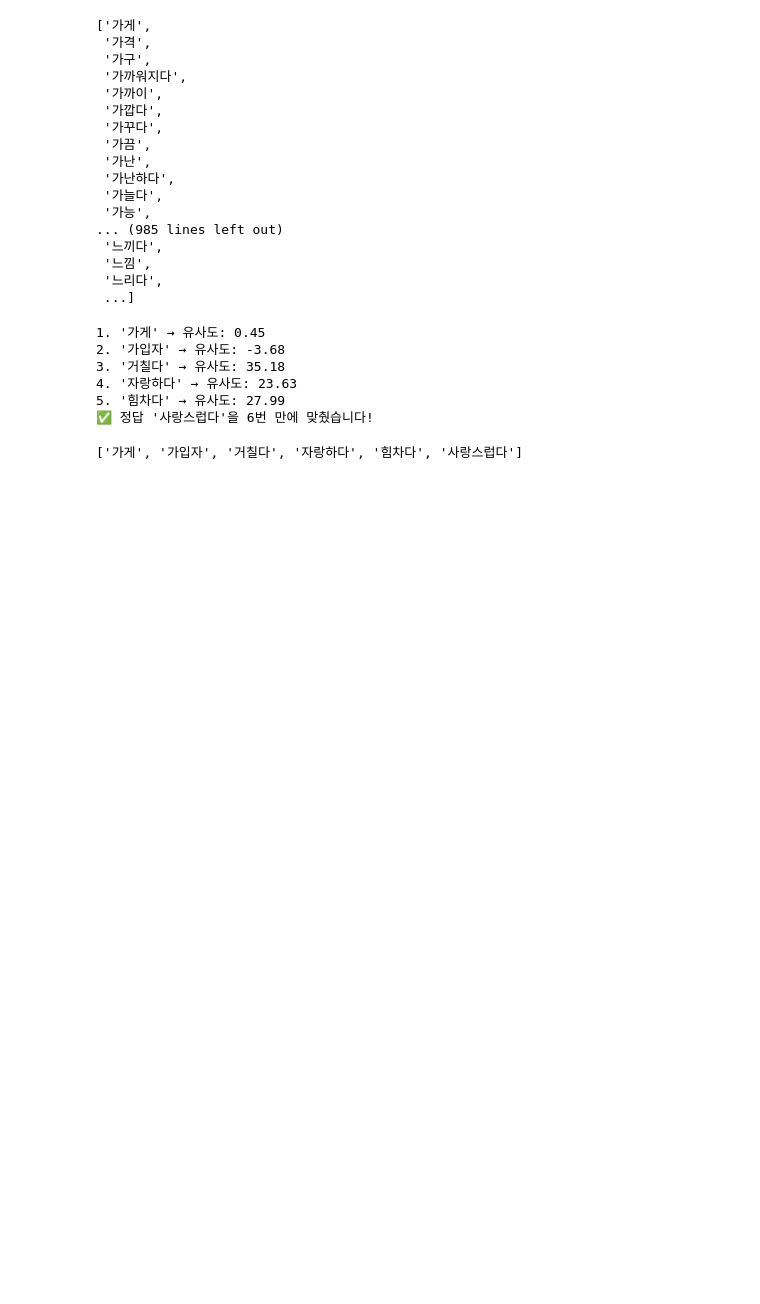
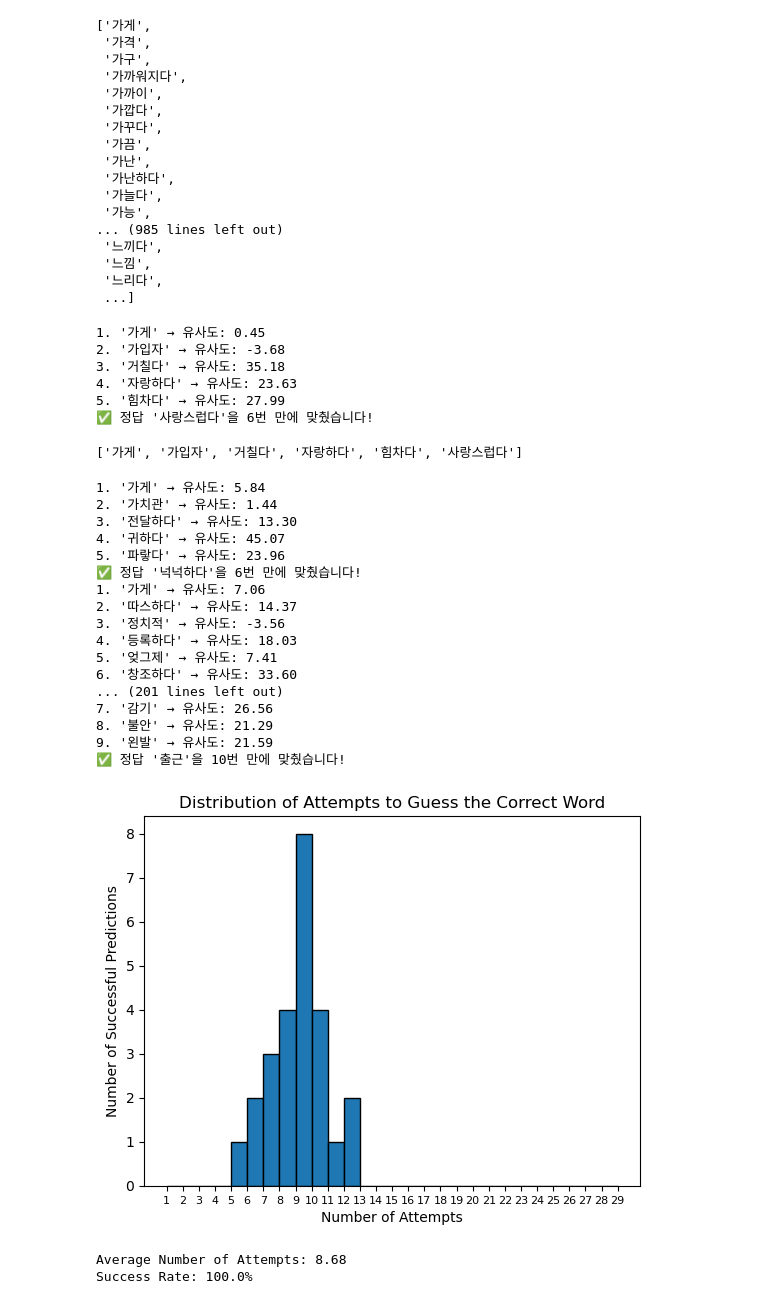
Before and after one commit to IntroductiontoAITeamProject/word_prediction_model, a Jupyter notebook: word_prediction.ipynb, the cells around one changed output. Drawn from its saved outputs; the diff is of its cells as text; code cells hidden in the pictures; blank space fills up the shorter version.

Commit message:
plot 추가

```diff
--- a/word_prediction.ipynb
+++ b/word_prediction.ipynb
@@ -88,3 +88,67 @@ simulate_game("사랑스럽다")
 5. '힘차다' → 유사도: 27.99
 ✅ 정답 '사랑스럽다'을 6번 만에 맞췄습니다!
 ['가게', '가입자', '거칠다', '자랑하다', '힘차다', '사랑스럽다']
+# %%
+# 전체 성능 평가
+import pandas as pd
+def evaluate_model(sample_size=20):
+    valid_words = [w for w in word_list if w in model]
+    sampled_answers = sampled_answers = [
+    '넉넉하다', '익히다', '녹색', '운전자', '오랫동안',
+    '소프트웨어', '광고', '찾아오다', '흥분하다', '도심',
+    '이제야', '끊다', '실정', '월급', '발견',
+    '기운', '교육', '빌다', '신선하다', '끝나다',
+    '이야기', '기록', '그릇', '대답', '출근'
+]
+
+    results = []
+    for ans in sampled_answers:
+        tried = simulate_game(ans)
+        found = tried[-1] == ans
+        results.append({
+            'answer': ans,
+            'steps': len(tried),
+            'success': found
+        })
+
+    return pd.DataFrame(results)
+# %%
+# 평가 및 시각화
+import matplotlib.pyplot as plt
+
+random.seed(42)
+df = evaluate_model(30)
+
+plt.figure()
+plt.hist(df['steps'], bins=range(1, 30), edgecolor='black')
+plt.xticks(np.arange(1, 30, 1), fontsize=8)
+plt.xlabel("Number of Attempts")
+plt.ylabel("Number of Successful Predictions")
+plt.title("Distribution of Attempts to Guess the Correct Word")
+plt.show()
+
+avg_steps = df['steps'].mean()
+success_rate = df['success'].mean() * 100
+print(f"Average Number of Attempts: {avg_steps:.2f}")
+print(f"Success Rate: {success_rate:.1f}%")
+# %% [output]
+1. '가게' → 유사도: 5.84
+2. '가치관' → 유사도: 1.44
+3. '전달하다' → 유사도: 13.30
+4. '귀하다' → 유사도: 45.07
+5. '파랗다' → 유사도: 23.96
+✅ 정답 '넉넉하다'을 6번 만에 맞췄습니다!
+1. '가게' → 유사도: 7.06
+2. '따스하다' → 유사도: 14.37
+3. '정치적' → 유사도: -3.56
+4. '등록하다' → 유사도: 18.03
+5. '엊그제' → 유사도: 7.41
+6. '창조하다' → 유사도: 33.60
+... (201 lines left out)
+7. '감기' → 유사도: 26.56
+8. '불안' → 유사도: 21.29
+9. '왼발' → 유사도: 21.59
+✅ 정답 '출근'을 10번 만에 맞췄습니다!
+[figure, added]
+Average Number of Attempts: 8.68
+Success Rate: 100.0%
```
Also changed, not shown: 1 other file.
